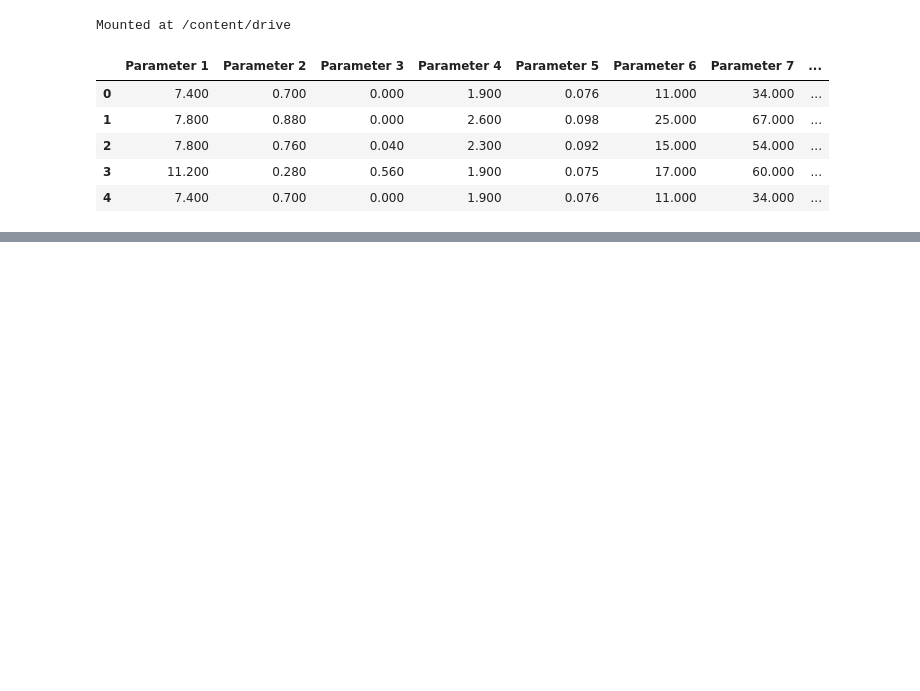
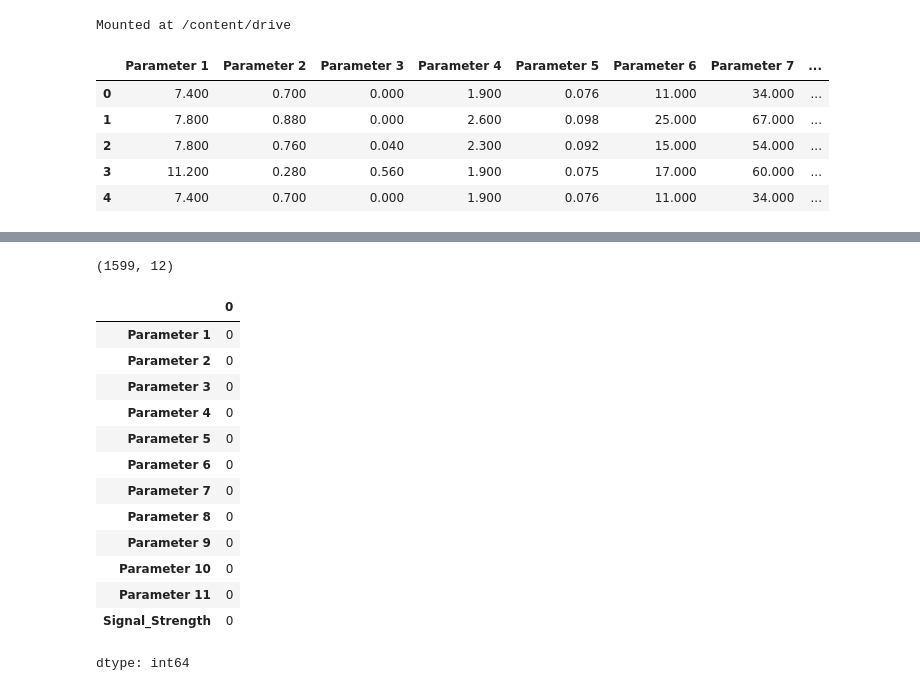
Before and after one commit to Rajesh2015/Neural-Networks-Projects, a Jupyter notebook: Introduction to Neural Networks/Introduction_to_Neural_Networks.ipynb, the cells around one changed output, grey strips where cells are left out. Saved outputs shown, nothing was run; the diff lists cells and outputs as text; code cells hidden in the pictures; blank space fills up the shorter version.

```diff
--- a/Introduction to Neural Networks/Introduction_to_Neural_Networks.ipynb
+++ b/Introduction to Neural Networks/Introduction_to_Neural_Networks.ipynb
@@ -53,0 +76,21 @@ signal_df.head()
+# %%
+signal_df.shape
+# %% [output]
+(1599, 12)
+# %%
+signal_df.isna().sum()
+# %% [output]
+|  | 0 |
+| Parameter 1 | 0 |
+| Parameter 2 | 0 |
+| Parameter 3 | 0 |
+| Parameter 4 | 0 |
+| Parameter 5 | 0 |
+| Parameter 6 | 0 |
+| Parameter 7 | 0 |
+| Parameter 8 | 0 |
+| Parameter 9 | 0 |
+| Parameter 10 | 0 |
+| Parameter 11 | 0 |
+| Signal_Strength | 0 |
+dtype: int64
```
Also changed, not shown: parts of 15 cells of this notebook.
